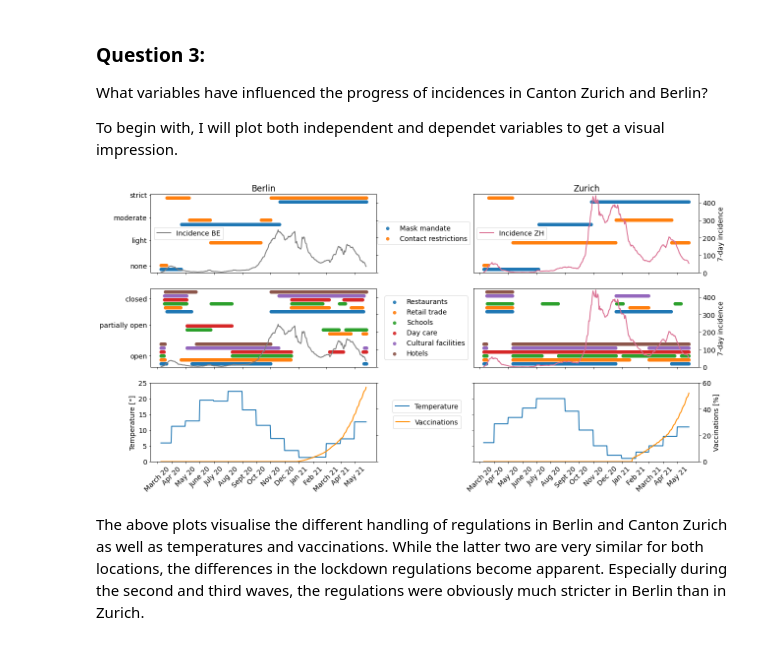
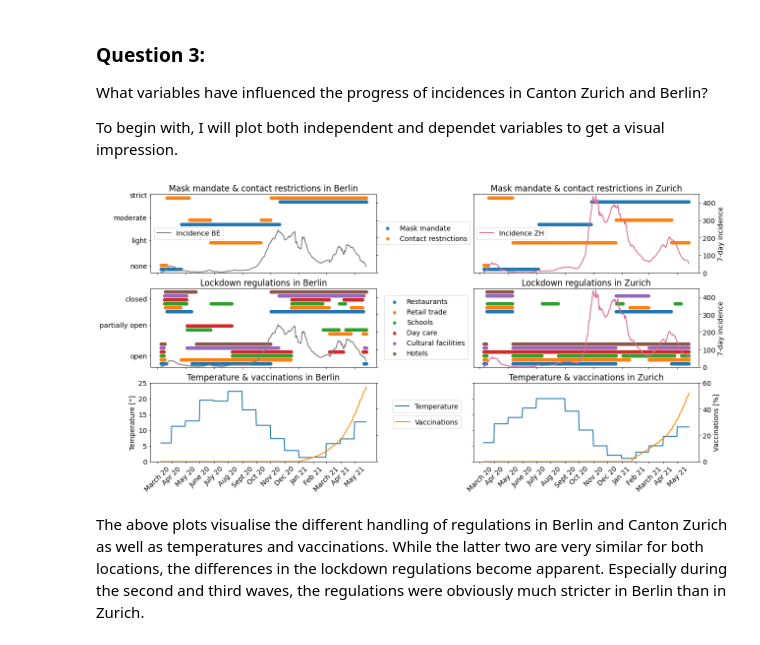
Before and after one commit to zoraaroz/covid19-cases-lockdowns, a Jupyter notebook: data_analysis.ipynb, the cells around one changed output. Cells and saved outputs as stored; diff of their text form; code cells hidden in the pictures.

```diff
--- a/data_analysis.ipynb
+++ b/data_analysis.ipynb
@@ -695,6 +695,9 @@ Definition: Expand time series to cover dates beginning from 09.03.2020 and set
 # Code: adjust time series to defined dates and fill missing values if necessary
 def expand_data(df, start_date, end_date):
     """
+    This function extends the vaccination dataframe to the time period of interest, adding 0s for those days,
+    where no vaccination data is available (assuming that there were no vaccinations then)
+
     INPUT: df - Dataframe that needs to be expanded. Expected to have two columns named date and vacc_percent
            start_date - Earliest date of new data frame (string)
            end_date - Latest date of new data frame (string)
@@ -770,6 +773,9 @@ Definition: Repeat monthly averages for duration of each month and replace date
 # %%
 def expand_dates(col):
     """
+    This function expands the temperature data frame to having the monthly themperature average for each day of the
+    respective month
+
     INPUT: col - Dataframe that needs to be expanded
     OUTPUT: expanded_df - New data frame with two columns: 'temperature' contains monthly temperatures repeated for
             each day of each month, 'date' contains the dates of interest (2020-03-09 to 2021-05-26)
@@ -874,6 +880,8 @@ print(lockdowns_be, lockdowns_zh)
 def plot_temporal_data(ax, df, col, color=None, label=None, linewidth=None,  xticklabels=True, ylabel=None,
                        title=None, yticklabels=True, ylim=None, legend=None, lpos=None):
     """
+    This function plots any of the dataframe columns as time series
+
     Input: ax - Axis for the plot
            df - Data frame with date to be plottet. Assumes a column named date.
            col - Column of df to be plotted on the y-axis
@@ -886,7 +894,7 @@ def plot_temporal_data(ax, df, col, color=None, label=None, linewidth=None,  xti
            legend - None, 'in' or 'out'. If 'in', legend will be plotted inside figure at best position. If 'out',
            legend will be plotted outside centred on the right, position specified by lpos
            lpos - Needed if legend is set to 'out'. Tuple for bbox_to_anchor as in pyplot.legend
-           optional arguments as in pyplot.plt - color, label, title, linewidth, ylabel
+           optional arguments as in pyplot.plot - color, label, title, linewidth, ylabel
     Output: Plot with the properties specified by the input arguments
     """
     line, = ax.plot(df.date, df[col]);
@@ -913,6 +921,8 @@ def plot_temporal_data(ax, df, col, color=None, label=None, linewidth=None,  xti
 
 def get_month_ticks(ax, rot):
     """
+    This function rotates the xticks of the time series plots and gives the months neat labels
+
     Input: ax - Axis for the plot
            rot - Rotation of labels
     Output: Returns an x-axis of a time series between March 2020 and May 2021 with neat labels and rotation
@@ -922,10 +932,13 @@ def get_month_ticks(ax, rot):
                               'Oct 20','Nov 20', 'Dec 20','Jan 21','Feb 21','March 21','Apr 21',
                               'May 21'], rotation=rot)
 
-def plot_lockdowns(df, ax1, ax2, legend=True, xticklabels=True, yticklabels=True):
+def plot_lockdowns(df, ax1, ax2, title=None, legend=True, xticklabels=True, yticklabels=True):
     """
+    This function plots the variables in the lockdown dataframes
+
     Input: df - Dataframe with lockdown data, assumes a date column
            ax1, ax2 - Axes for the plots
+           title - Title for second plot, as in pyplot.plot
            legend - Boolean. If True, a legend will be plotted outside centred on the right.
            xticklabels - Boolean. If set to true (default), xticklabels will be plotted, if False
            they will be omitted
@@ -951,6 +964,8 @@ def plot_lockdowns(df, ax1, ax2, legend=True, xticklabels=True, yticklabels=True
     for col in ['restaurants','retail_trade','schools','day_care','cultural_facilities','hotels']:
         ax2.scatter(df.date, df[col]+.15*i, label = col.capitalize().replace('_',' '), alpha = .9);
         i += 1
+    if title:
+        ax2.set_title(title);
     if legend:
         ax2.legend(loc = 'center right', bbox_to_anchor=(1.42, 0.5));
     if xticklabels == False:
@@ -1087,42 +1109,44 @@ plt.rcParams.update({'font.size': 14})
 ax1_sec = ax1.twinx()
 ax2_sec = ax2.twinx()
 ax3_sec = ax3.twinx()
 ax4_sec = ax4.twinx()
 ax5_sec = ax5.twinx()
 ax6_sec = ax6.twinx()
 
 incidence_lim = [0, 450]
 temp_lim = [0, 25]
 vacc_lim = [0, 60]
 
 # Berlin
-plot_lockdowns(lockdowns_be, ax1, ax3, xticklabels = False) # lockdowns
+plot_lockdowns(lockdowns_be, ax1, ax3, title = 'Lockdown regulations in Berlin', xticklabels = False) # lockdowns
 plot_temporal_data(ax1_sec, cases_be, 'incidence', color = 'gray', linewidth = 2, label = 'Incidence BE',
-                   title = 'Berlin', xticklabels = False, yticklabels = False, ylim = incidence_lim, legend = 'in')
+                   title = 'Mask mandate & contact restrictions in Berlin', xticklabels = False, yticklabels = False, ylim = incidence_lim, legend = 'in')
 plot_temporal_data(ax3_sec, cases_be, 'incidence', color = 'gray', linewidth = 2,
                    xticklabels = False, yticklabels = False, ylim = incidence_lim)
-plot_temporal_data(ax5, temperature_be, 'temperature', label = 'Temperature', linewidth = 2,
-                  ylabel = 'Temperature [°]', ylim = temp_lim, legend = 'out', lpos = (1.39, 0.7))
+plot_temporal_data(ax5, temperature_be, 'temperature', title = 'Temperature & vaccinations in Berlin',
+                   label = 'Temperature', linewidth = 2, ylabel = 'Temperature [°]', ylim = temp_lim,
+                   legend = 'out', lpos = (1.39, 0.7))
 plot_temporal_data(ax5_sec, vacc_de, 'vacc_percent', color = 'darkorange', label = 'Vaccinations', linewidth = 2,
                    yticklabels = False, ylim = vacc_lim, legend = 'out', lpos = (1.39, 0.5))
 get_month_ticks(ax5, 45)
 
 # Zurich
-plot_lockdowns(lockdowns_zh, ax2, ax4, xticklabels = False, yticklabels = False, legend = False) # lockdowns
+plot_lockdowns(lockdowns_zh, ax2, ax4, title = 'Lockdown regulations in Zurich', xticklabels = False, yticklabels = False,
+               legend = False) # lockdowns
 plot_temporal_data(ax2_sec, cases_zh, 'incidence', color = 'palevioletred', linewidth = 2, label = 'Incidence ZH',
-                   title = 'Zurich', xticklabels = False, ylabel = '7-day incidence', ylim = incidence_lim,
+                   title = 'Mask mandate & contact restrictions in Zurich', xticklabels = False, ylabel = '7-day incidence', ylim = incidence_lim,
                    legend = 'in')
 plot_temporal_data(ax4_sec, cases_zh, 'incidence', color = 'palevioletred', linewidth = 2, xticklabels = False,
                    ylabel = '7-day incidence', ylim = incidence_lim)
-plot_temporal_data(ax6, temperature_zh, 'temperature', label = 'Temperature', linewidth = 2,
-                  yticklabels = False, ylim = temp_lim)
+plot_temporal_data(ax6, temperature_zh, 'temperature', title = 'Temperature & vaccinations in Zurich',
+                   label = 'Temperature', linewidth = 2, yticklabels = False, ylim = temp_lim)
 plot_temporal_data(ax6_sec, vacc_ch, 'vacc_percent', color = 'darkorange', label = 'Vaccinations', linewidth = 2,
                    ylabel = 'Vaccinations [%]', ylim = vacc_lim)
 get_month_ticks(ax6, 45)
 
 plt.subplots_adjust(wspace = .43)
 # %% [output]
-[figure, old version]
+[figure, new version]
 # %% [markdown]
 The above plots visualise the different handling of regulations in Berlin and Canton Zurich as well as temperatures and vaccinations. While the latter two are very similar for both locations, the differences in  the lockdown regulations become apparent. Especially during the second and third waves, the regulations were obviously much stricter in Berlin than in Zurich.
 # %% [markdown]
```
Also changed, not shown: parts of 6 cells of this notebook, 1 other file.
